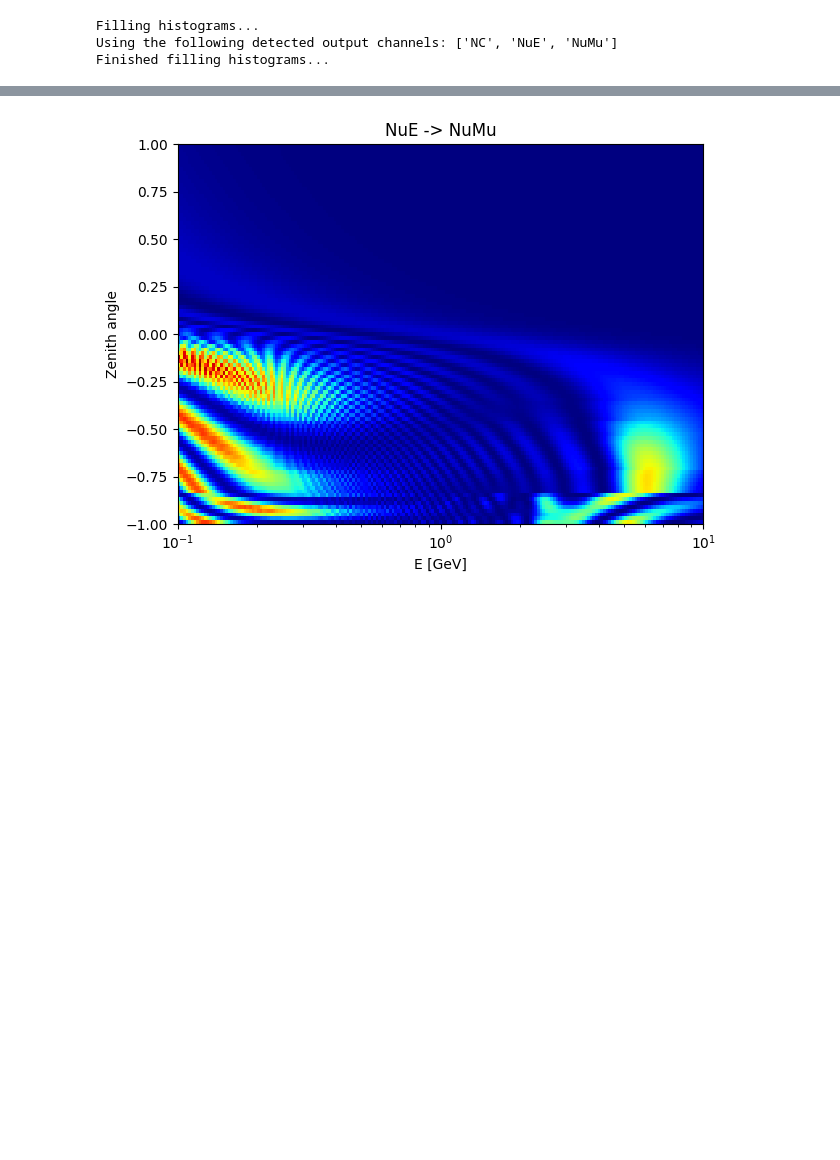
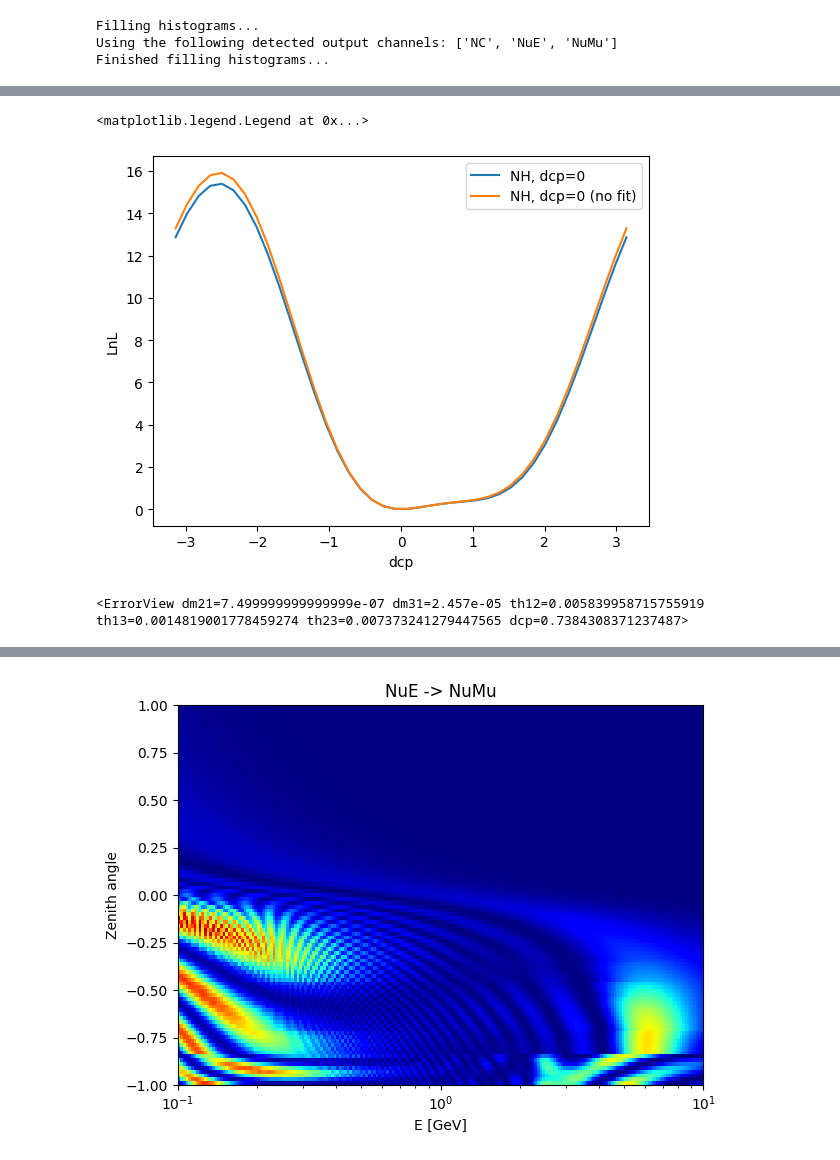
Before and after one commit to DUNE/atmospherics-tools, a Jupyter notebook: fast-osc-feedback/fast-feedback.ipynb, the cells around one changed output, grey strips where cells are left out. Saved outputs shown, nothing was run; the diff lists cells and outputs as text; code cells hidden in the pictures; blank space fills up the shorter version.

```diff
--- a/fast-osc-feedback/fast-feedback.ipynb
+++ b/fast-osc-feedback/fast-feedback.ipynb
@@ -34,3 +80,46 @@ Finished filling histograms...
+# %%
+from tqdm import tqdm
+
+null_hyps = [
+    get_nufit(MH.Normal),
+    get_nufit(MH.Normal),
+    get_nufit(MH.Inverted),
+    get_nufit(MH.Inverted)
+    ]
+null_hyps[0].dcp = 0
+null_hyps[1].dcp = np.pi/2
+null_hyps[2].dcp = 0
+null_hyps[3].dcp = np.pi/2
+
+ref_event_rates = []
+
+
+nuisance_params = ["th23"]
+
+fitter = OscFit(events)
+
+LnL_values = [[] for _ in range(len(null_hyps))]
+dcp_scan = np.linspace(-np.pi, np.pi, 40)
+for dcp in tqdm(dcp_scan):
+    alt_hyp = get_nufit(MH.Normal)
+    alt_hyp.dcp = dcp
+
+    fit_result = fitter.fit(null_hyps[0], nuisance_params, alt_hyp)
+    LnL_values[0].append(fit_result.fval)
+# %%
+plt.plot(dcp_scan, LnL_values[0], label="NH, dcp=0")
+plt.plot(dcp_scan, LnL_values_nofit[0], label="NH, dcp=0 (no fit)")
+
+plt.xlabel("dcp")
+plt.ylabel("LnL")
+plt.legend()
+# %% [output]
+<matplotlib.legend.Legend at 0x...>
+[figure, added]
+# %%
+res.
+# %% [output]
+<ErrorView dm21=7.499999999999999e-07 dm31=2.457e-05 th12=0.005839958715755919 th13=0.0014819001778459274 th23=0.007373241279447565 dcp=0.7384308371237487>
 # %%
 from tqdm import tqdm
 
```
Also changed, not shown: parts of 14 cells of this notebook, 4 other files.
